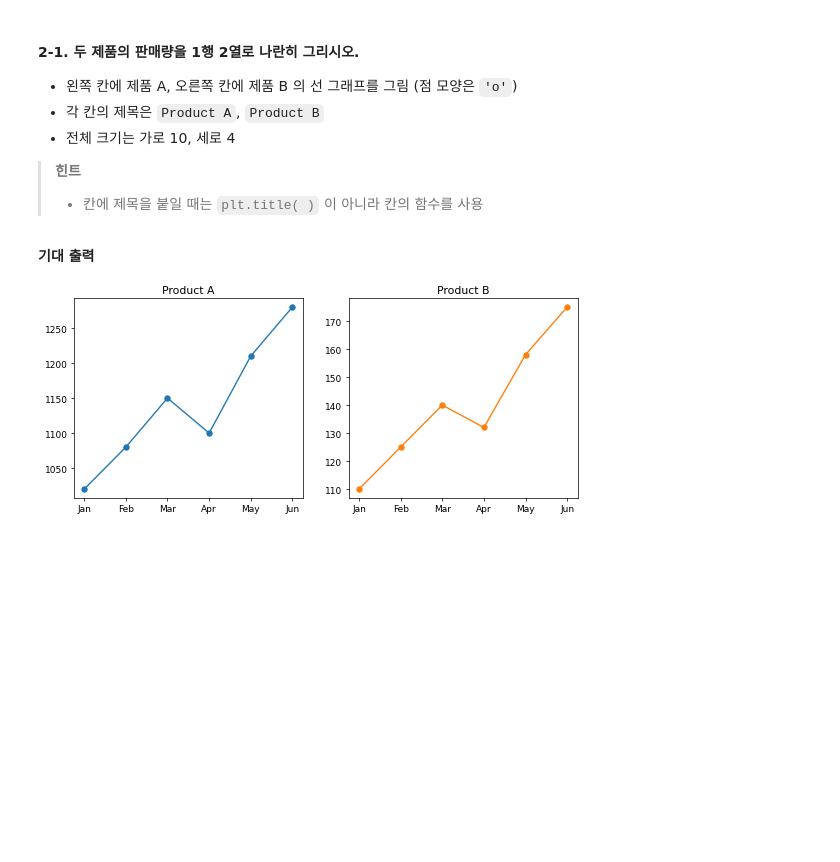
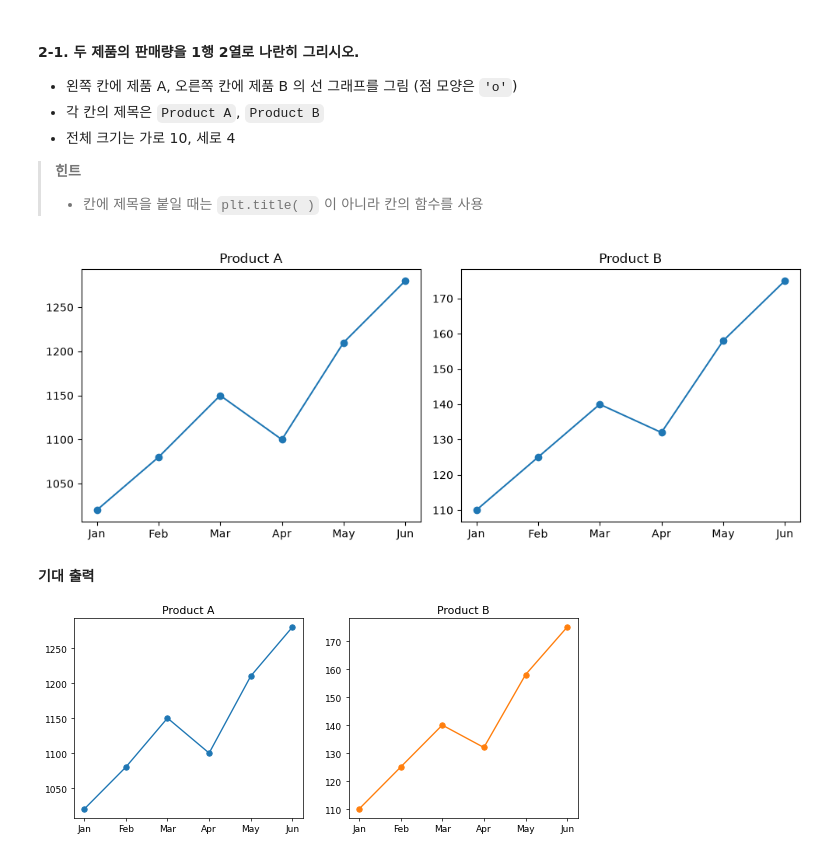
Before and after one commit to koreatechcheeseduck/BasicDataScience_2026-2, a Jupyter notebook: lec08-2_lab_visualization-1.ipynb, the cells around one changed output. Cells and saved outputs as stored; diff of their text form; code cells hidden in the pictures; blank space fills up the shorter version.

```diff
--- a/lec08-2_lab_visualization-1.ipynb
+++ b/lec08-2_lab_visualization-1.ipynb
@@ -146,3 +172,19 @@ product_b = [ 110,  125,  140,  132,  158,  175]
+# %%
+# 1행 2열 칸 만들기
+fig, axes = plt.subplots(1, 2, figsize=(10, 4))
+
+# 왼쪽 칸 - 제품 A
+axes[0].plot(month6, product_a, marker='o')
+axes[0].set_title('Product A')
+
+# 오른쪽 칸 - 제품 B
+axes[1].plot(month6, product_b, marker='o')
+axes[1].set_title('Product B')
+
+fig.tight_layout()
+plt.show()
+# %% [output]
+[figure, added]
 # %% [markdown]
 **기대 출력**
 
```
Also changed, not shown: parts of 22 cells of this notebook, 1 other file.
